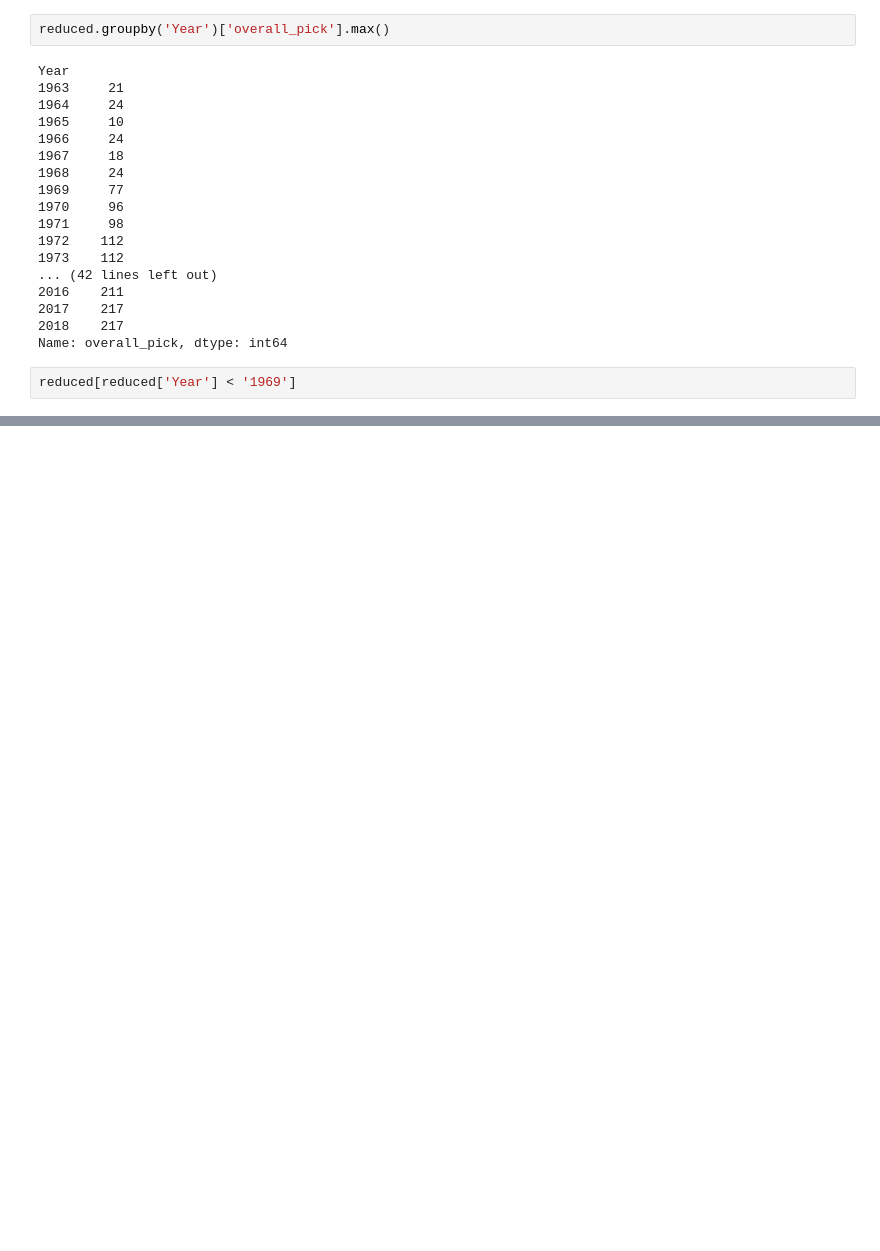
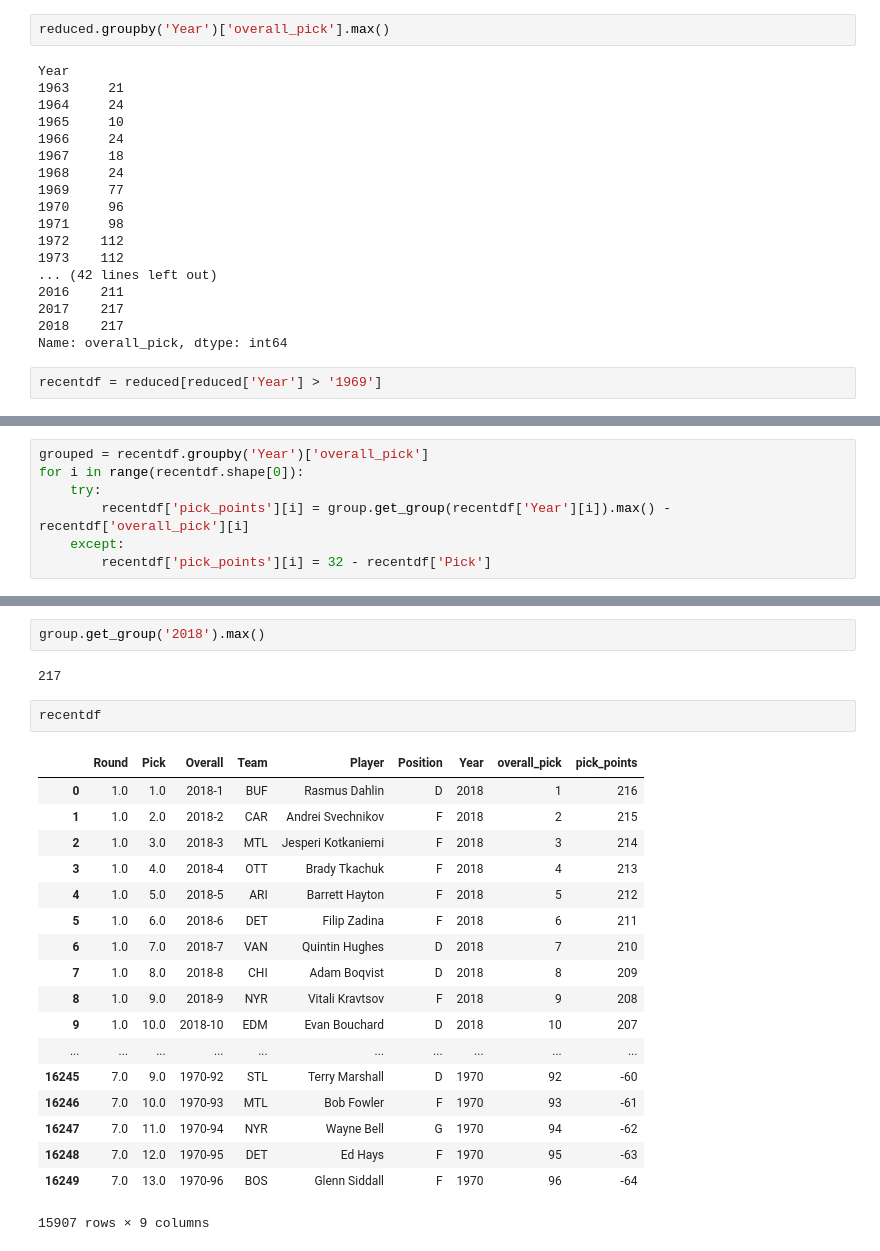
Before and after one commit to AustinMadert/hockey_data_performance, a Jupyter notebook: capstone_project1/Cleaning Data From Mongo.ipynb, the cells around one changed output, grey strips where cells are left out. Cells and saved outputs as stored; diff of their text form; blank space fills up the shorter version.

```diff
--- a/capstone_project1/Cleaning Data From Mongo.ipynb
+++ b/capstone_project1/Cleaning Data From Mongo.ipynb
@@ -388,4 +388,4 @@ Year
 2018    217
 Name: overall_pick, dtype: int64
 # %%
-reduced[reduced['Year'] < '1969']
+recentdf = reduced[reduced['Year'] > '1969']
@@ -410,0 +401,7 @@ reduced[reduced['Year'] < '1969']
+# %%
+grouped = recentdf.groupby('Year')['overall_pick']
+for i in range(recentdf.shape[0]):
+    try:
+        recentdf['pick_points'][i] = group.get_group(recentdf['Year'][i]).max() - recentdf['overall_pick'][i]
+    except:
+        recentdf['pick_points'][i] = 32 - recentdf['Pick']
@@ -410,0 +425,25 @@ reduced[reduced['Year'] < '1969']
+# %%
+group.get_group('2018').max()
+# %% [output]
+217
+# %%
+recentdf
+# %% [output]
+|  | Round | Pick | Overall | Team | Player | Position | Year | overall_pick | pick_points |
+| 0 | 1.0 | 1.0 | 2018-1 | BUF | Rasmus Dahlin | D | 2018 | 1 | 216 |
+| 1 | 1.0 | 2.0 | 2018-2 | CAR | Andrei Svechnikov | F | 2018 | 2 | 215 |
+| 2 | 1.0 | 3.0 | 2018-3 | MTL | Jesperi Kotkaniemi | F | 2018 | 3 | 214 |
+| 3 | 1.0 | 4.0 | 2018-4 | OTT | Brady Tkachuk | F | 2018 | 4 | 213 |
+| 4 | 1.0 | 5.0 | 2018-5 | ARI | Barrett Hayton | F | 2018 | 5 | 212 |
+| 5 | 1.0 | 6.0 | 2018-6 | DET | Filip Zadina | F | 2018 | 6 | 211 |
+| 6 | 1.0 | 7.0 | 2018-7 | VAN | Quintin Hughes | D | 2018 | 7 | 210 |
+| 7 | 1.0 | 8.0 | 2018-8 | CHI | Adam Boqvist | D | 2018 | 8 | 209 |
+| 8 | 1.0 | 9.0 | 2018-9 | NYR | Vitali Kravtsov | F | 2018 | 9 | 208 |
+| 9 | 1.0 | 10.0 | 2018-10 | EDM | Evan Bouchard | D | 2018 | 10 | 207 |
+| ... | ... | ... | ... | ... | ... | ... | ... | ... | ... |
+| 16245 | 7.0 | 9.0 | 1970-92 | STL | Terry Marshall | D | 1970 | 92 | -60 |
+| 16246 | 7.0 | 10.0 | 1970-93 | MTL | Bob Fowler | F | 1970 | 93 | -61 |
+| 16247 | 7.0 | 11.0 | 1970-94 | NYR | Wayne Bell | G | 1970 | 94 | -62 |
+| 16248 | 7.0 | 12.0 | 1970-95 | DET | Ed Hays | F | 1970 | 95 | -63 |
+| 16249 | 7.0 | 13.0 | 1970-96 | BOS | Glenn Siddall | F | 1970 | 96 | -64 |
+15907 rows × 9 columns
```
Also changed, not shown: parts of 3 cells of this notebook, 1 other file.
